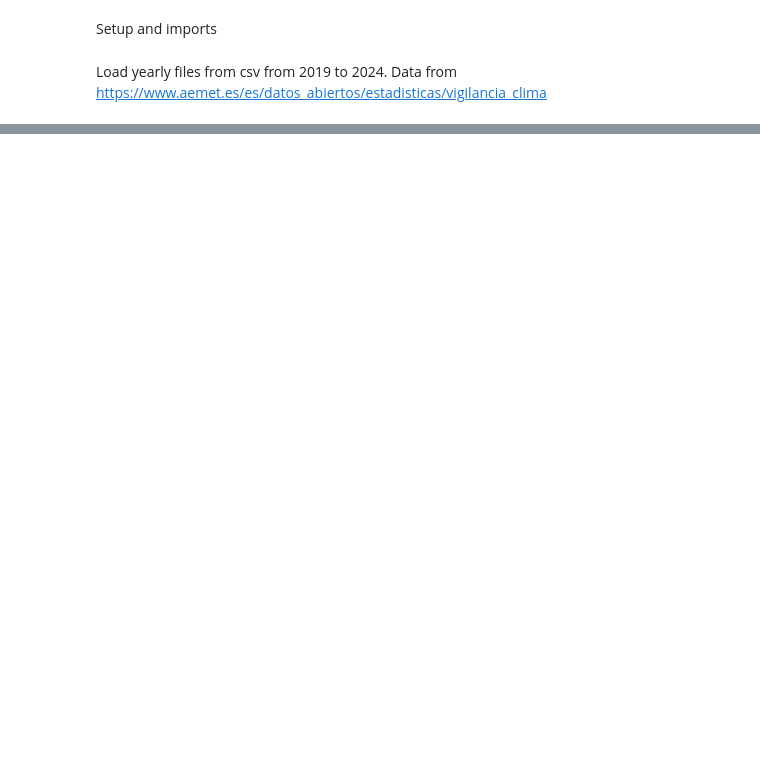
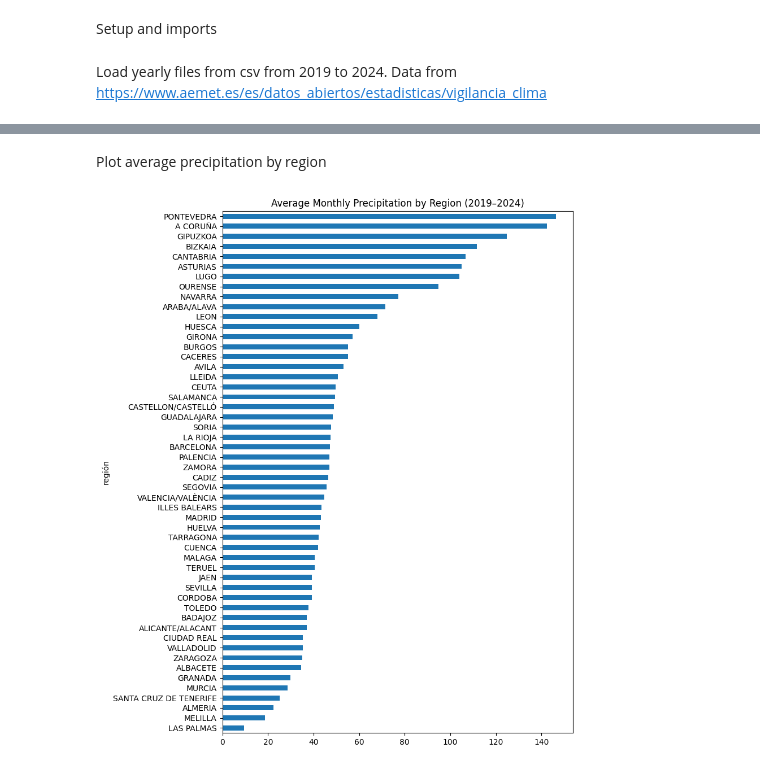
Before and after one commit to madelinelebreton/galicia-climate-analysis, a Jupyter notebook: notebooks/precipitation_monthly_data.ipynb, the cells around one changed output, grey strips where cells are left out. Cells and saved outputs as stored; diff of their text form; code cells hidden in the pictures; blank space fills up the shorter version.

```diff
--- a/notebooks/precipitation_monthly_data.ipynb
+++ b/notebooks/precipitation_monthly_data.ipynb
@@ -25,0 +45,3 @@ UnicodeDecodeError: 'utf-8' codec can't decode byte 0xe1 in position 3: invalid
+# %%
+df.columns = df.columns.str.strip().str.lower()
+print(df.columns)
@@ -25,0 +55,11 @@ UnicodeDecodeError: 'utf-8' codec can't decode byte 0xe1 in position 3: invalid
+# %%
+month_cols = ["enero","febrero","marzo","abril","mayo","junio",
+              "julio","agosto","septiembre","octubre","noviembre","diciembre"]
+
+df_long = df.melt(
+    id_vars=["región", "source_file"],
+    value_vars=month_cols,
+    var_name="month",
+    value_name="precipitation"
+)
+print(df_long.head())
@@ -25,0 +82,5 @@ UnicodeDecodeError: 'utf-8' codec can't decode byte 0xe1 in position 3: invalid
+# %%
+df_long["year"] = df_long["source_file"].str.extract(r"(\d{4})").astype(int)
+cols = ["región", "year", "month", "precipitation", "source_file"] # reorder columns
+df_long = df_long[cols]
+print(df_long.head())
@@ -25,0 +103,12 @@ UnicodeDecodeError: 'utf-8' codec can't decode byte 0xe1 in position 3: invalid
+# %%
+month_map = {
+    "enero":1, "febrero":2, "marzo":3, "abril":4,
+    "mayo":5, "junio":6, "julio":7, "agosto":8,
+    "septiembre":9, "octubre":10, "noviembre":11, "diciembre":12
+}
+
+df_long["month_num"] = df_long["month"].map(month_map)
+df_long["date"] = pd.to_datetime( # mapping year and month to datetime
+    dict(year=df_long["year"], month=df_long["month_num"], day=1)
+)
+print(df_long.head())
@@ -25,0 +129,10 @@ UnicodeDecodeError: 'utf-8' codec can't decode byte 0xe1 in position 3: invalid
+# %% [markdown]
+Plot average precipitation by region
+# %%
+region_avg = df_long.groupby("región")["precipitation"].mean().sort_values()
+
+region_avg.plot(kind="barh", figsize=(8,12))
+plt.title("Average Monthly Precipitation by Region (2019–2024)")
+plt.show()
+# %% [output]
+[figure, added]
```
Also changed, not shown: parts of 23 cells of this notebook, 5 other files.
